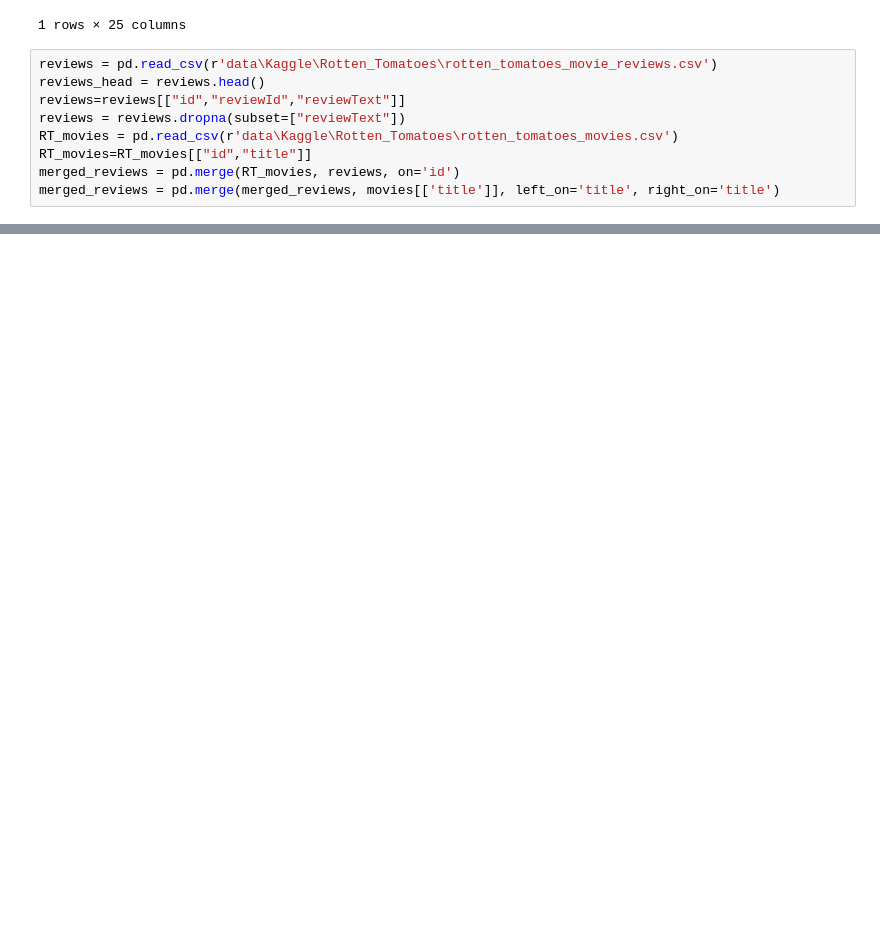
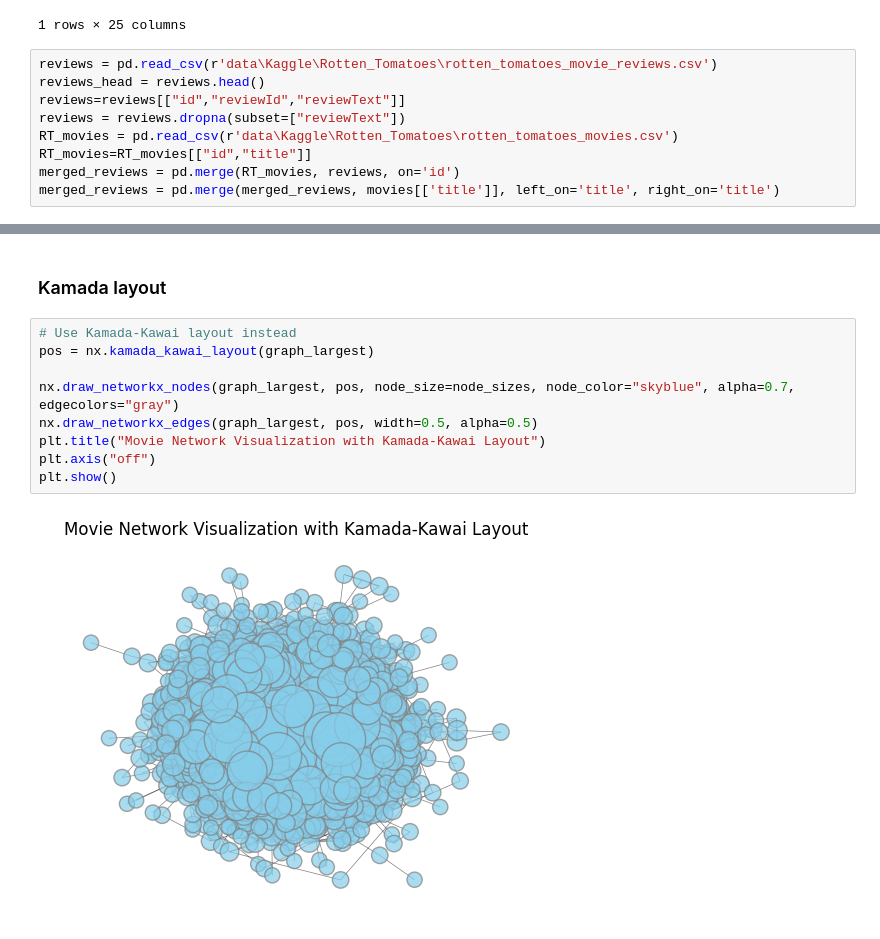
Before and after one commit to michalisdikaiopoulos/Movie-Success-And-Actor-Popularity-Correlation, a Jupyter notebook: ExtractData.ipynb, the cells around one changed output, grey strips where cells are left out. Saved outputs shown, nothing was run; the diff lists cells and outputs as text; blank space fills up the shorter version.

```diff
--- a/ExtractData.ipynb
+++ b/ExtractData.ipynb
@@ -139,0 +256,13 @@ The mean number of words in reviews is 21.466581024724455 and the median is 21.0
+# %% [markdown]
+### Kamada layout
+# %%
+# Use Kamada-Kawai layout instead
+pos = nx.kamada_kawai_layout(graph_largest)
+
+nx.draw_networkx_nodes(graph_largest, pos, node_size=node_sizes, node_color="skyblue", alpha=0.7, edgecolors="gray")
+nx.draw_networkx_edges(graph_largest, pos, width=0.5, alpha=0.5)
+plt.title("Movie Network Visualization with Kamada-Kawai Layout")
+plt.axis("off")
+plt.show()
+# %% [output]
+[figure, added]
```
Also changed, not shown: parts of 15 cells of this notebook.
